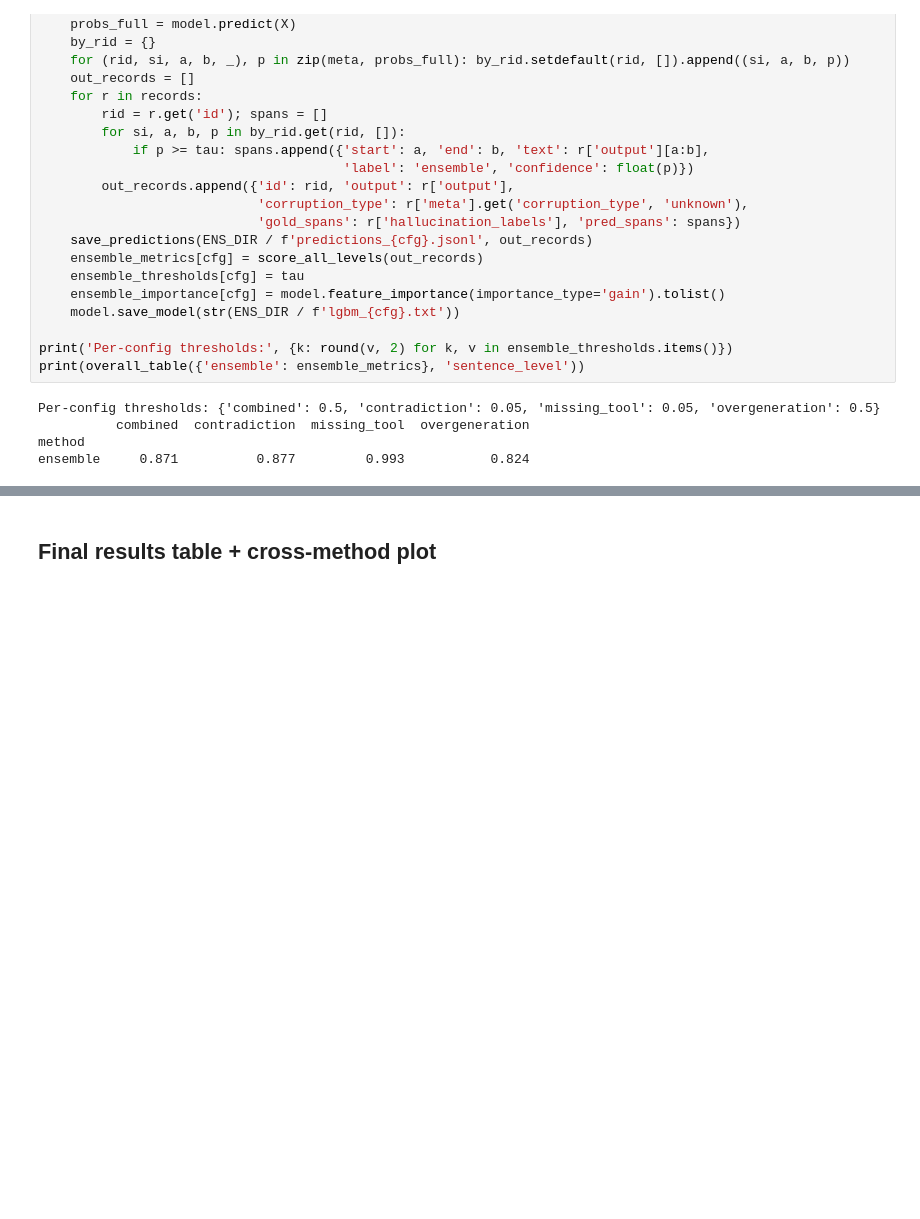
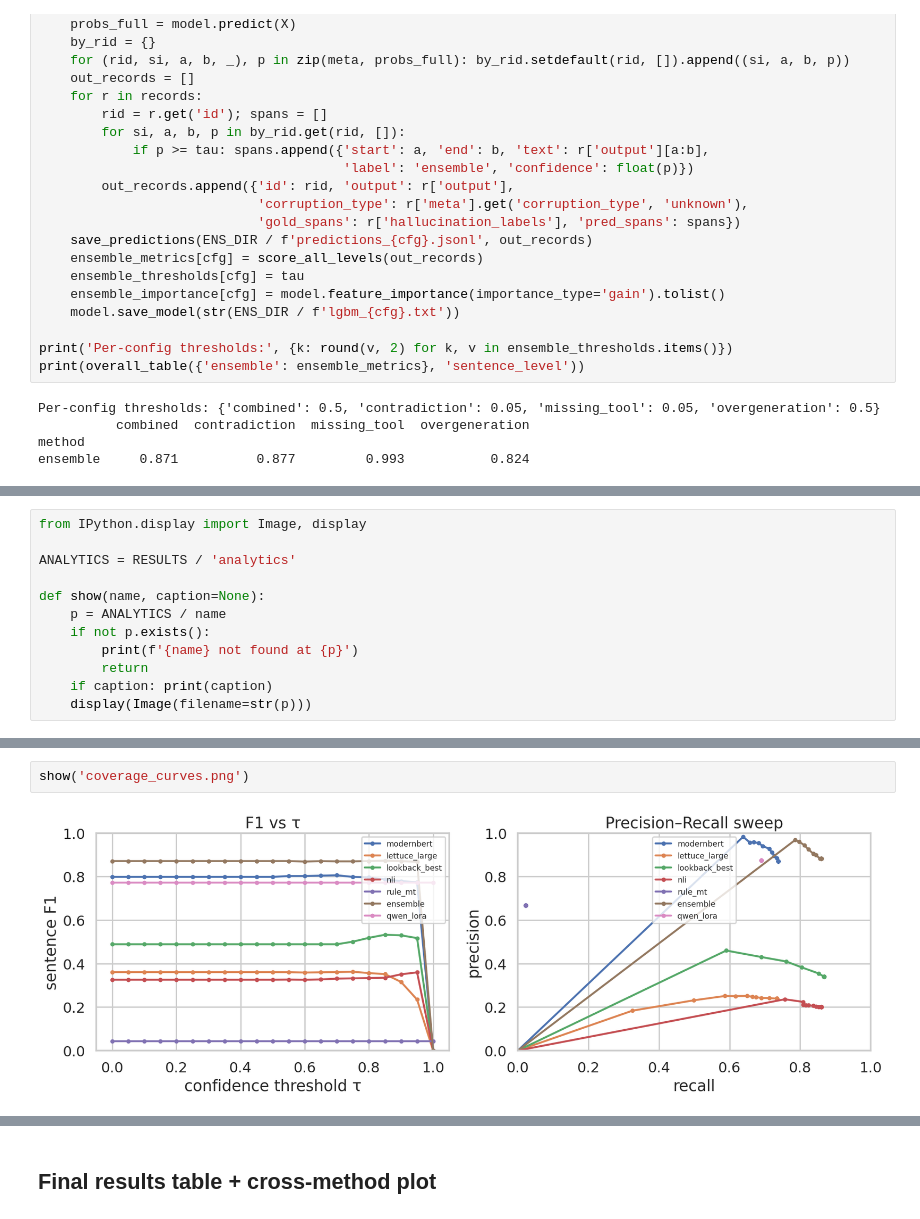
Before and after one commit to Ivan45634/halu-toolace, a Jupyter notebook: notebooks/solution.ipynb, the cells around one changed output, grey strips where cells are left out. Drawn from its saved outputs; the diff is of its cells as text; blank space fills up the shorter version.

```diff
--- a/notebooks/solution.ipynb
+++ b/notebooks/solution.ipynb
@@ -1714,0 +1793,12 @@ ensemble     0.871          0.877         0.993           0.824
+# %%
+from IPython.display import Image, display
+
+ANALYTICS = RESULTS / 'analytics'
+
+def show(name, caption=None):
+    p = ANALYTICS / name
+    if not p.exists():
+        print(f'{name} not found at {p}')
+        return
+    if caption: print(caption)
+    display(Image(filename=str(p)))
@@ -1714,0 +1814,4 @@ ensemble     0.871          0.877         0.993           0.824
+# %%
+show('coverage_curves.png')
+# %% [output]
+[figure, added]
```
Also changed, not shown: parts of 28 cells of this notebook, 19 other files.
